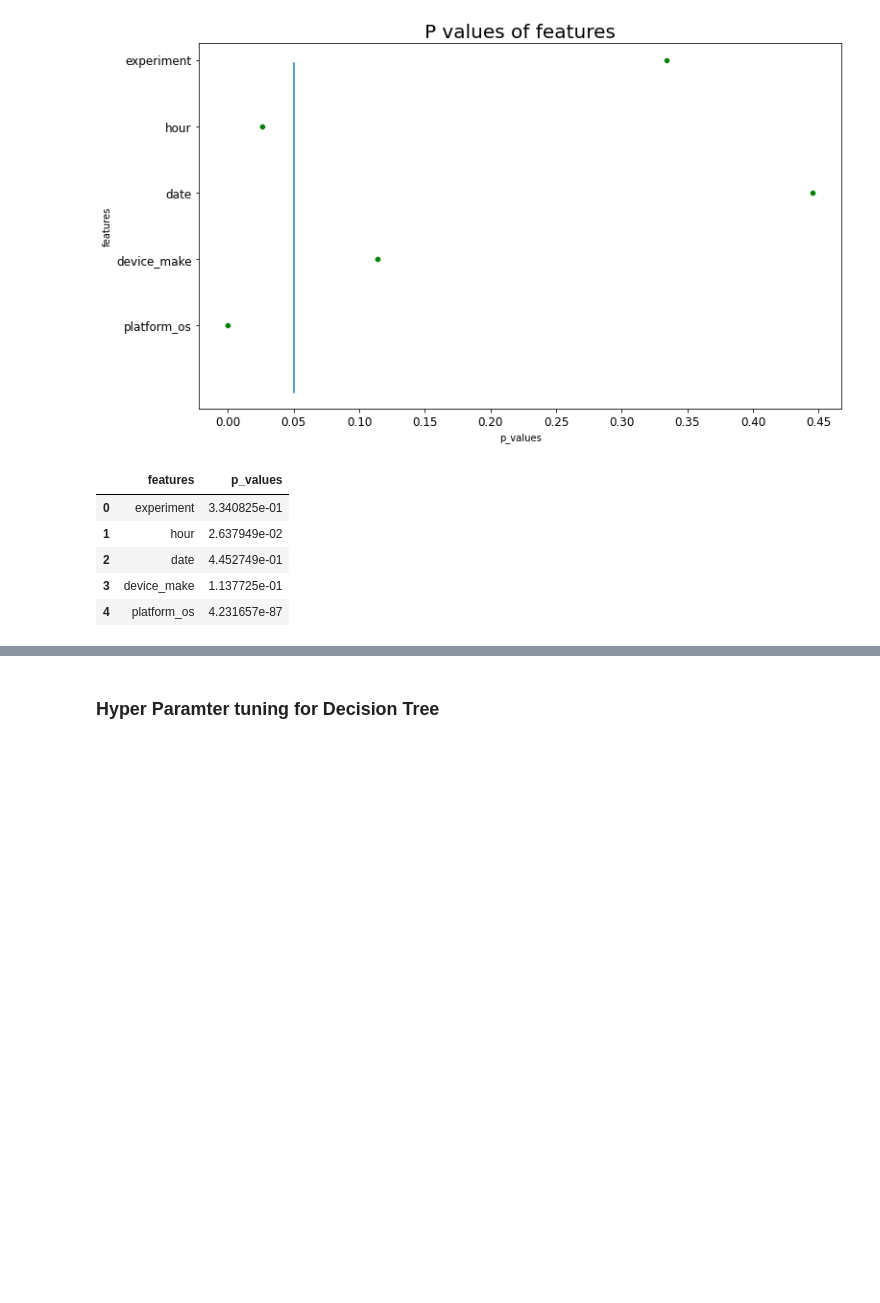
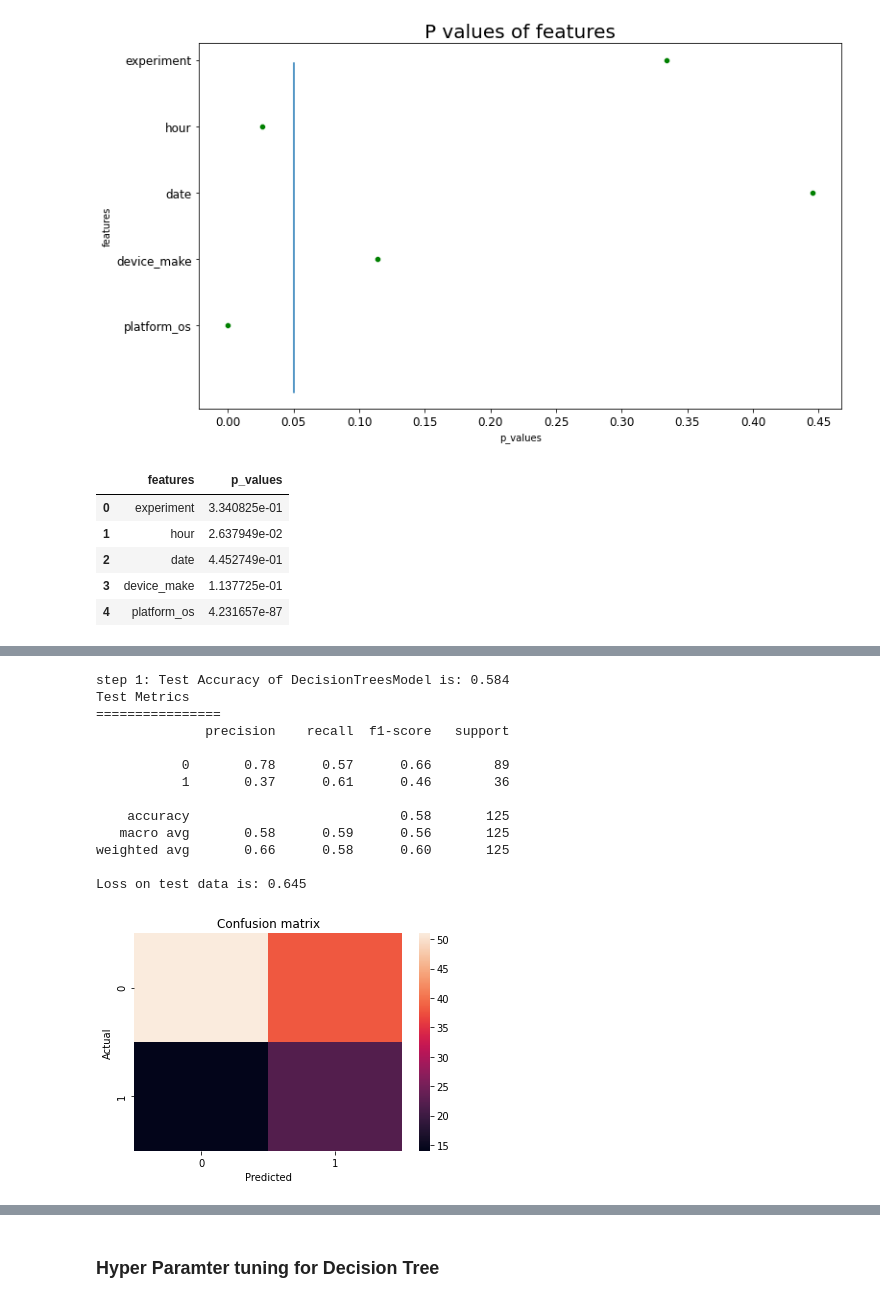
Before and after one commit to daniEL2371/abtest-mlops, a Jupyter notebook: notebooks/ML_AbTest.ipynb, the cells around one changed output, grey strips where cells are left out. Cells and saved outputs as stored; diff of their text form; code cells hidden in the pictures; blank space fills up the shorter version.

```diff
--- a/notebooks/ML_AbTest.ipynb
+++ b/notebooks/ML_AbTest.ipynb
@@ -675,0 +776,17 @@ p_values_df
+# %%
+# feature_cols = ["experiment", "hour", "date", 'device_make', "platform_os",  "browser"]
+feature_cols = ["experiment", "hour", "date", 'device_make', 'browser']
+
+X = browser_df[feature_cols]
+y = browser_df[['aware']]
+
+test_size = 0.1
+
+X_train, X_test, y_train, y_test = train_test_split(X, y, test_size=test_size, random_state=42)
+# %%
+xGBClassifierModel = XGBClassifierModel(X_train, X_test,  y_train, y_test)
+
+folds = 5
+clf3, acc_arr, loss_arr = xGBClassifierModel.train(folds)
+
+write_model('platform_os_XGBoost_model', clf3)
@@ -675,0 +809,19 @@ p_values_df
+# %%
+test_acc, loss, report, confusion_matrix = xGBClassifierModel.test()
+print(f"Loss on test data is: {loss:.3f}")
+print()
+# %% [output]
+step 1: Test Accuracy of DecisionTreesModel is: 0.584
+Test Metrics
+================
+              precision    recall  f1-score   support
+
+           0       0.78      0.57      0.66        89
+           1       0.37      0.61      0.46        36
+
+    accuracy                           0.58       125
+   macro avg       0.58      0.59      0.56       125
+weighted avg       0.66      0.58      0.60       125
+
+Loss on test data is: 0.645
+[figure, added]
```
Also changed, not shown: parts of 15 cells of this notebook, 4 other files.
